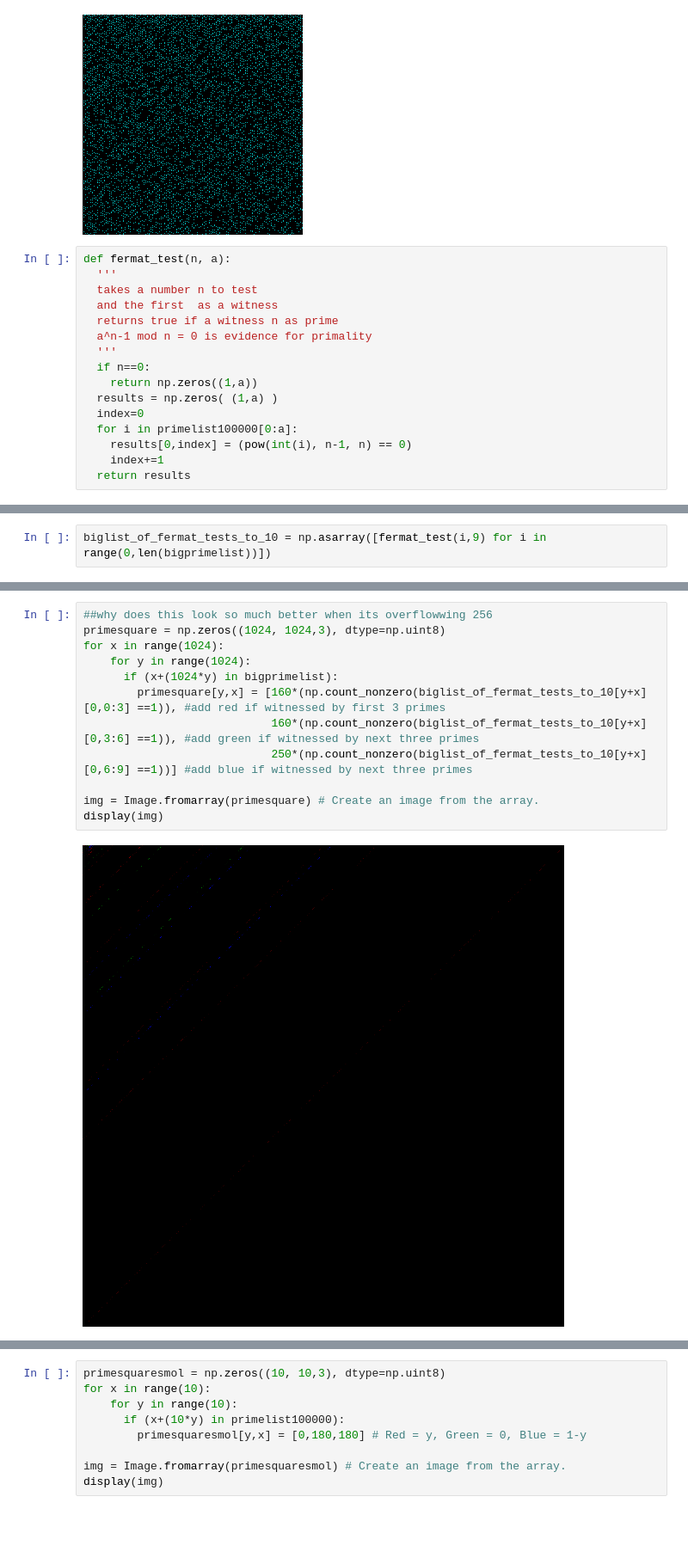
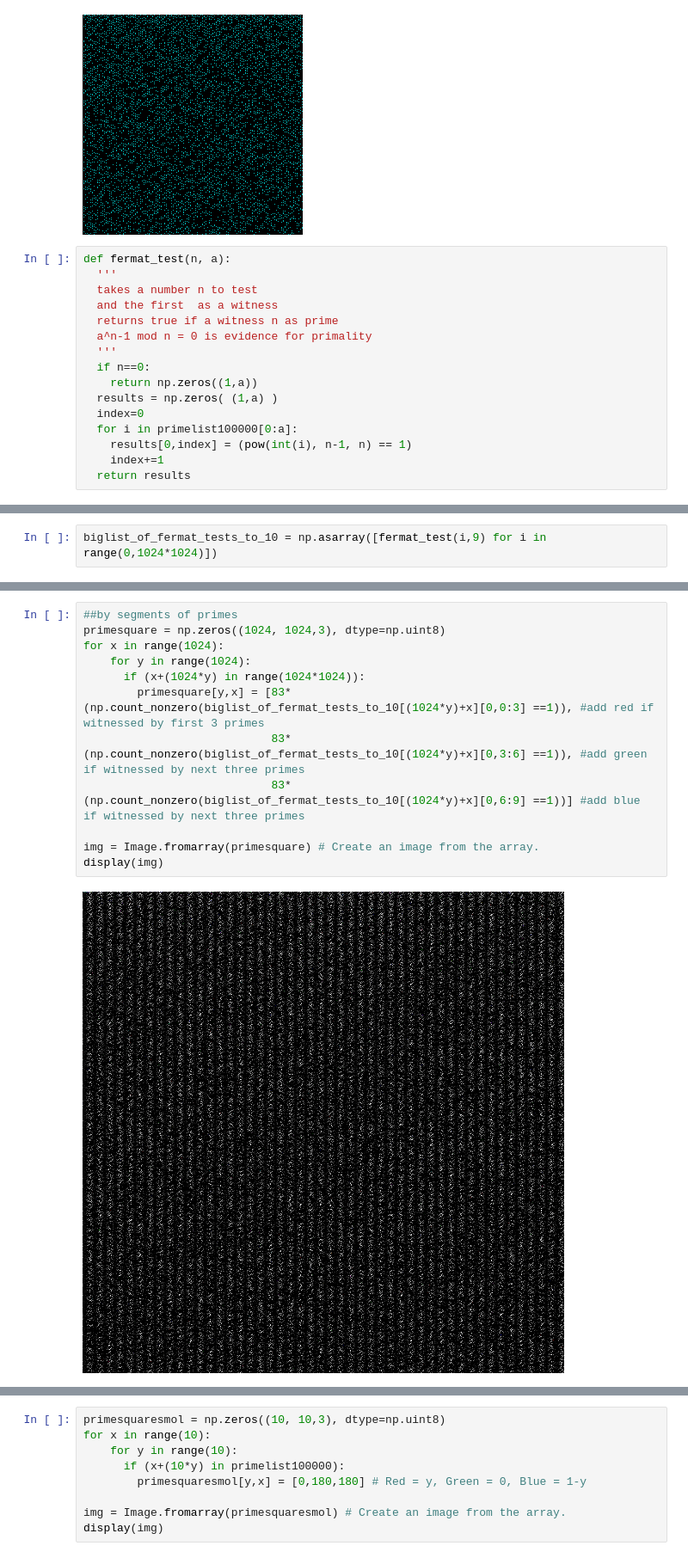
Before and after one commit to BurleighCharlton/Python-Mathematics, a Jupyter notebook: Prime_3.ipynb, the cells around one changed output, grey strips where cells are left out. Shown at 86% size. Saved outputs shown, nothing was run; the diff lists cells and outputs as text; blank space fills up the shorter version.

```diff
--- a/Prime_3.ipynb
+++ b/Prime_3.ipynb
@@ -103,6 +108,6 @@ def fermat_test(n, a):
   results = np.zeros( (1,a) )
   index=0
   for i in primelist100000[0:a]:
-    results[0,index] = (pow(int(i), n-1, n) == 0)
+    results[0,index] = (pow(int(i), n-1, n) == 1)
     index+=1
   return results
@@ -120,2 +131,2 @@ print((list_of_fermat_tests_to_10[25])[0,6:9])
 # %%
-biglist_of_fermat_tests_to_10 = np.asarray([fermat_test(i,9) for i in range(0,len(bigprimelist))])
+biglist_of_fermat_tests_to_10 = np.asarray([fermat_test(i,9) for i in range(0,1024*1024)])
@@ -134,14 +147,14 @@ display(img)
 # %%
-##why does this look so much better when its overflowwing 256
+##by segments of primes
 primesquare = np.zeros((1024, 1024,3), dtype=np.uint8)
 for x in range(1024):
     for y in range(1024):
-      if (x+(1024*y) in bigprimelist):
-        primesquare[y,x] = [160*(np.count_nonzero(biglist_of_fermat_tests_to_10[y+x][0,0:3] ==1)), #add red if witnessed by first 3 primes
-                            160*(np.count_nonzero(biglist_of_fermat_tests_to_10[y+x][0,3:6] ==1)), #add green if witnessed by next three primes
-                            250*(np.count_nonzero(biglist_of_fermat_tests_to_10[y+x][0,6:9] ==1))] #add blue if witnessed by next three primes
+      if (x+(1024*y) in range(1024*1024)):
+        primesquare[y,x] = [83*(np.count_nonzero(biglist_of_fermat_tests_to_10[(1024*y)+x][0,0:3] ==1)), #add red if witnessed by first 3 primes
+                            83*(np.count_nonzero(biglist_of_fermat_tests_to_10[(1024*y)+x][0,3:6] ==1)), #add green if witnessed by next three primes
+                            83*(np.count_nonzero(biglist_of_fermat_tests_to_10[(1024*y)+x][0,6:9] ==1))] #add blue if witnessed by next three primes
 
 img = Image.fromarray(primesquare) # Create an image from the array.
 display(img)
 # %% [output]
-[figure, old version]
+[figure, new version]
```
Also changed, not shown: parts of 9 cells of this notebook.
